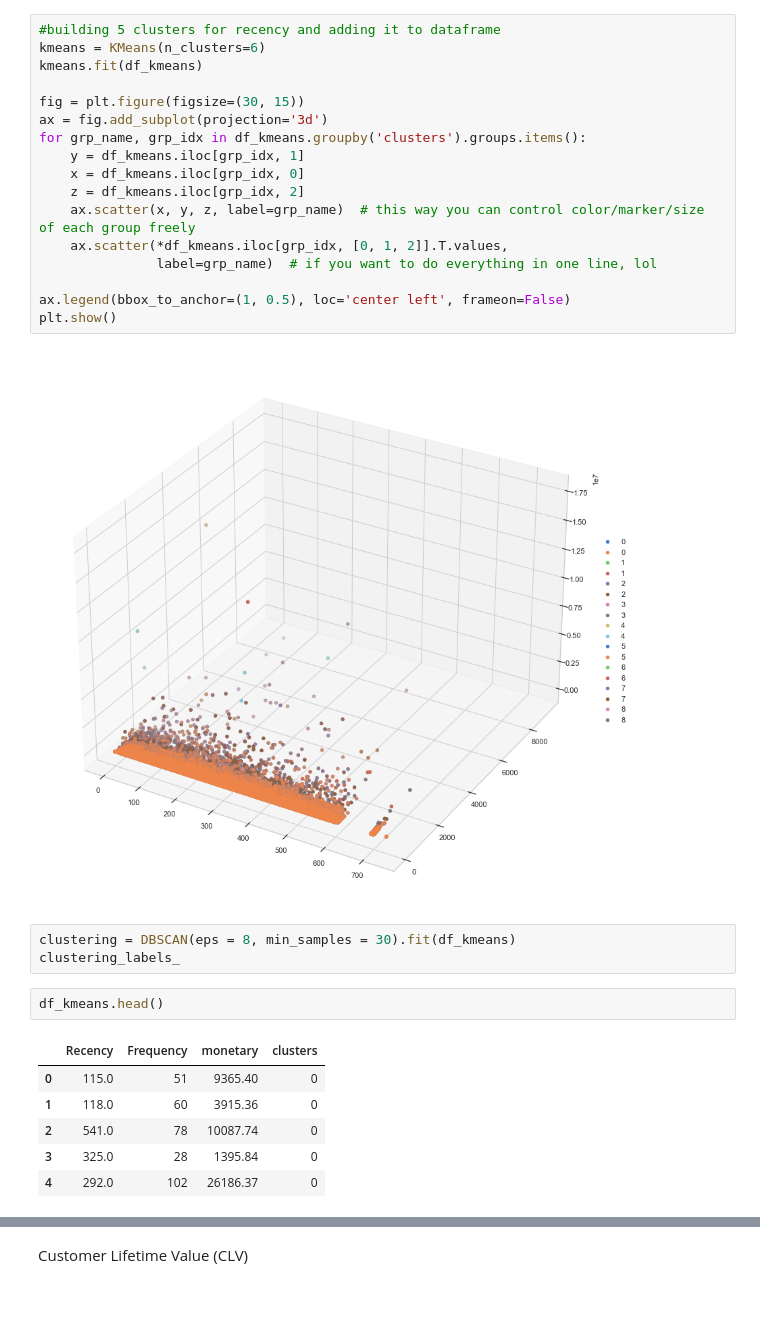
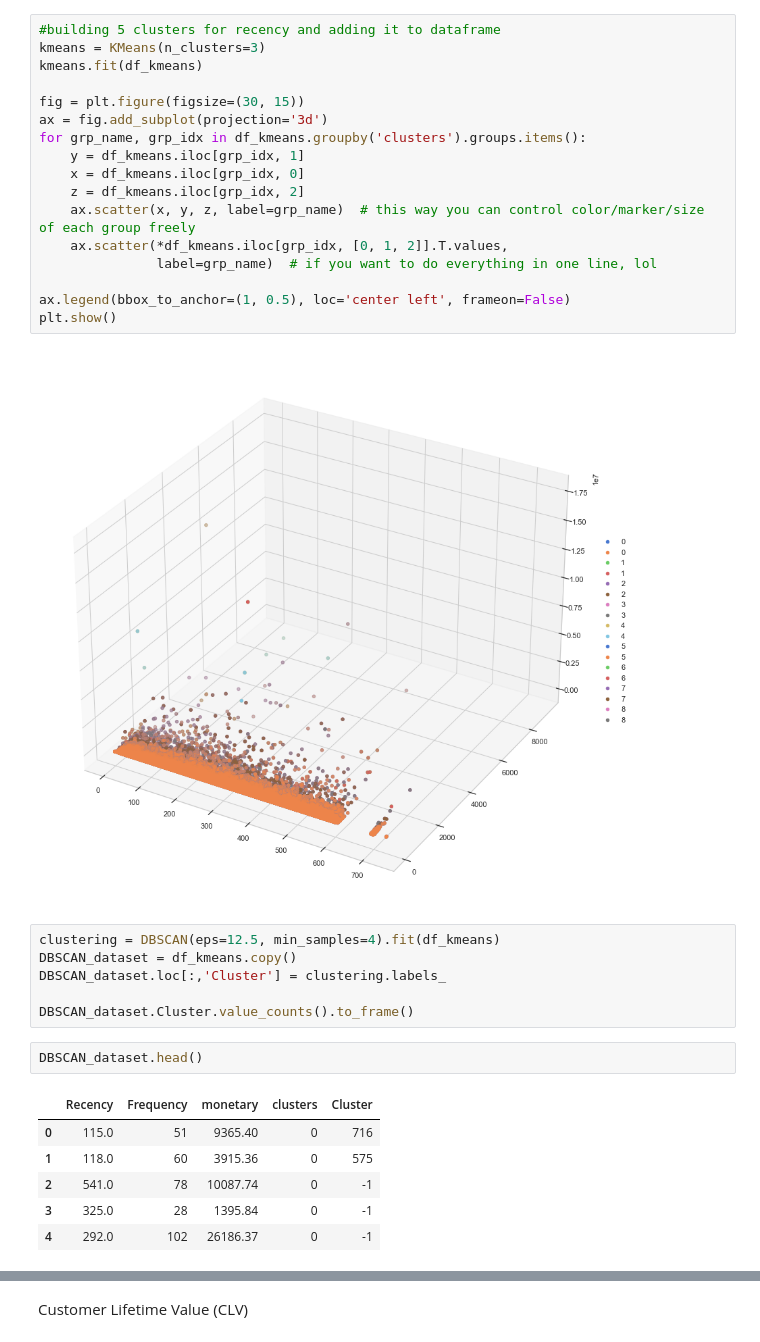
Before and after one commit to JamesLi197412/eCommerce_analysis, a Jupyter notebook: customer_segment.ipynb, the cells around one changed output, grey strips where cells are left out. Saved outputs shown, nothing was run; the diff lists cells and outputs as text; blank space fills up the shorter version.

Commit message:
Customer CLV value

```diff
--- a/customer_segment.ipynb
+++ b/customer_segment.ipynb
@@ -223,6 +263,6 @@ plt.show()
 # %%
 #building 5 clusters for recency and adding it to dataframe
-kmeans = KMeans(n_clusters=6)
+kmeans = KMeans(n_clusters=3)
 kmeans.fit(df_kmeans)
 
 fig = plt.figure(figsize=(30, 15))
@@ -240,14 +280,17 @@ plt.show()
 # %% [output]
 [figure]
 # %%
-clustering = DBSCAN(eps = 8, min_samples = 30).fit(df_kmeans)
-clustering_labels_
+clustering = DBSCAN(eps=12.5, min_samples=4).fit(df_kmeans)
+DBSCAN_dataset = df_kmeans.copy()
+DBSCAN_dataset.loc[:,'Cluster'] = clustering.labels_
+
+DBSCAN_dataset.Cluster.value_counts().to_frame()
-# %%
-df_kmeans.head()
-# %% [output]
-|  | Recency | Frequency | monetary | clusters |
-| 0 | 115.0 | 51 | 9365.40 | 0 |
-| 1 | 118.0 | 60 | 3915.36 | 0 |
-| 2 | 541.0 | 78 | 10087.74 | 0 |
-| 3 | 325.0 | 28 | 1395.84 | 0 |
-| 4 | 292.0 | 102 | 26186.37 | 0 |
+# %%
+DBSCAN_dataset.head()
+# %% [output]
+|  | Recency | Frequency | monetary | clusters | Cluster |
+| 0 | 115.0 | 51 | 9365.40 | 0 | 716 |
+| 1 | 118.0 | 60 | 3915.36 | 0 | 575 |
+| 2 | 541.0 | 78 | 10087.74 | 0 | -1 |
+| 3 | 325.0 | 28 | 1395.84 | 0 | -1 |
+| 4 | 292.0 | 102 | 26186.37 | 0 | -1 |
```
Also changed, not shown: parts of 9 cells of this notebook.
